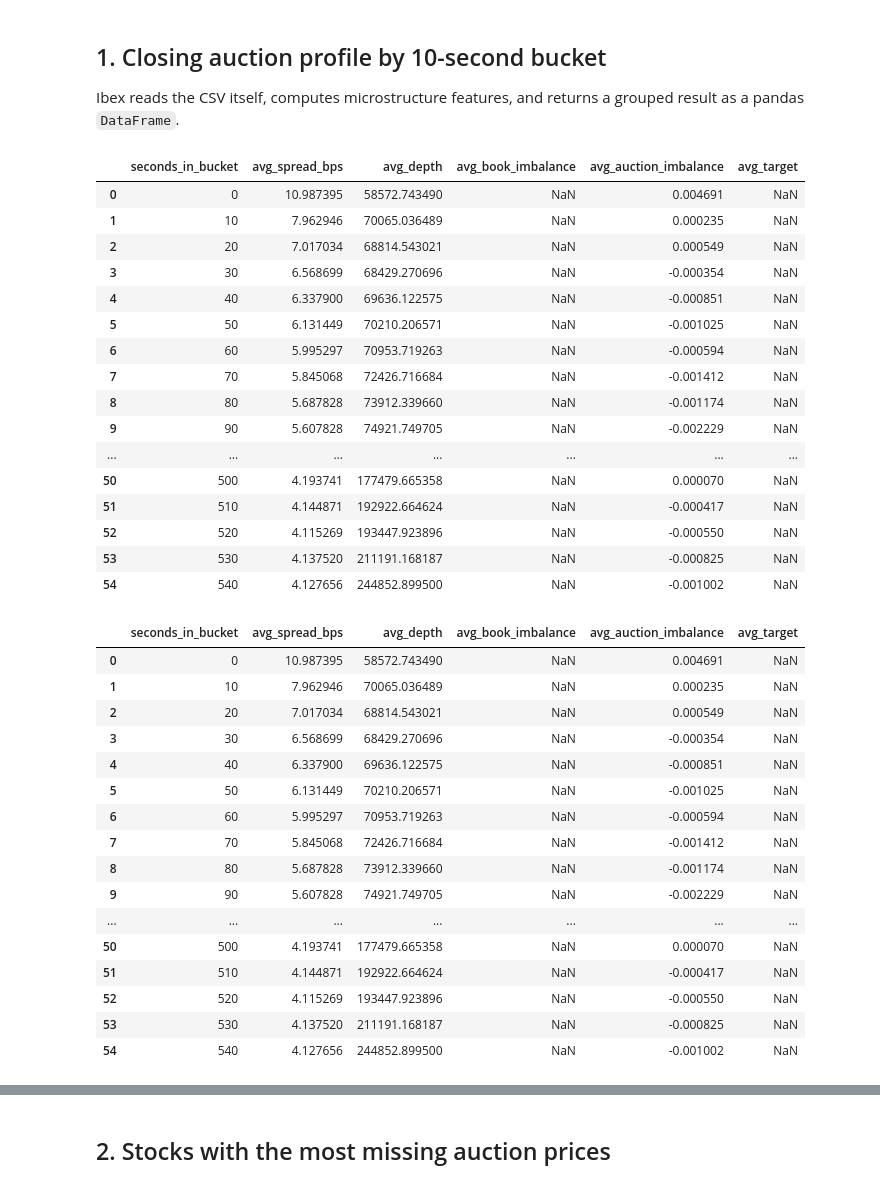
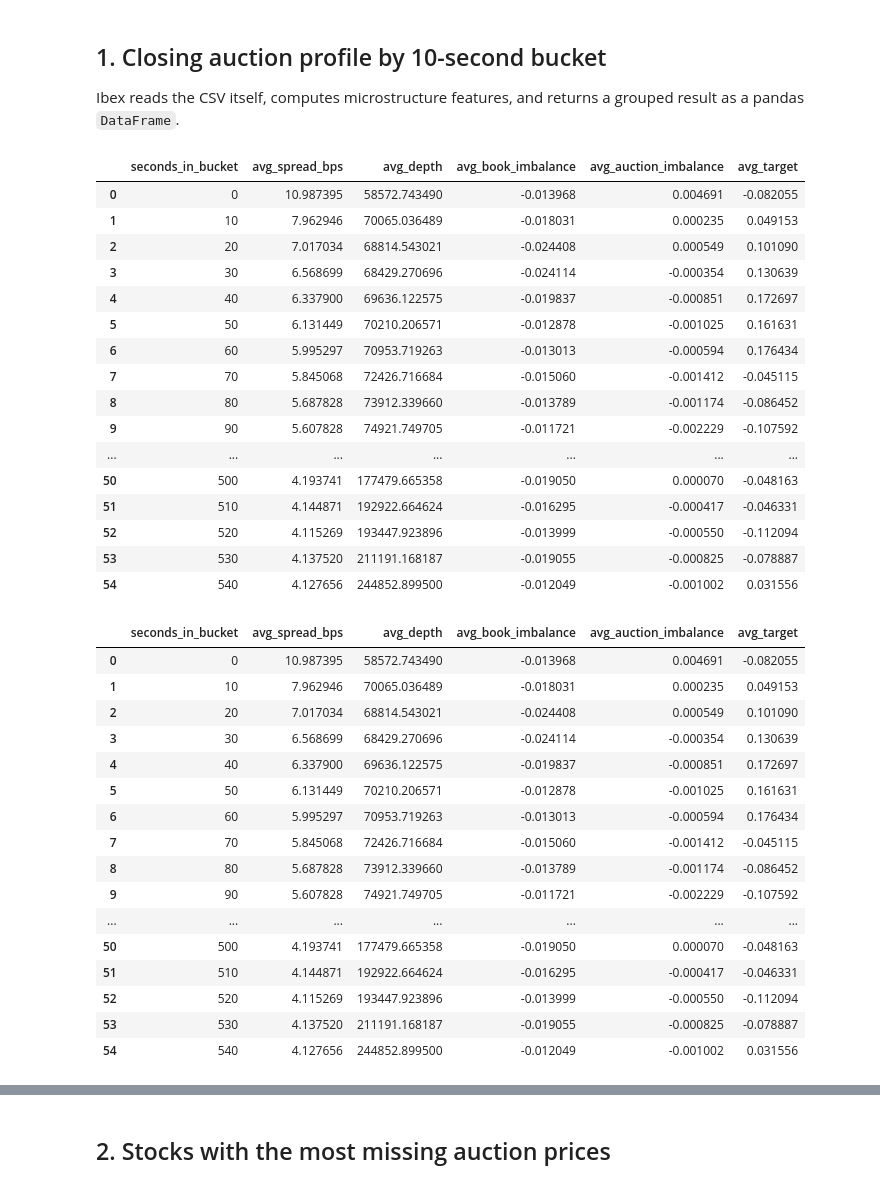
Before and after one commit to bobjansen/Ibex, a Jupyter notebook: notebooks/optiver_ibex_demo.ipynb, the cells around one changed output, grey strips where cells are left out. Cells and saved outputs as stored; diff of their text form; code cells hidden in the pictures.

Commit message:
Handle NULL's by giving the option to null them

```diff
--- a/notebooks/optiver_ibex_demo.ipynb
+++ b/notebooks/optiver_ibex_demo.ipynb
@@ -27,59 +27,59 @@ Ibex reads the CSV itself, computes microstructure features, and returns a group
 # %%
 %%ibex --as pandas --out bucket_profile
 extern fn read_csv(path: String, nulls: String) -> DataFrame from "csv.hpp";
 
-let train = read_csv("../kaggle/data/train.csv", "<empty>");
+let train = read_csv("../../kaggle/data/train.csv", "<empty>");
 
 let book = train[update {
     spread_bps         = 10000.0 * (ask_price - bid_price) / wap,
     depth              = bid_size + ask_size,
     book_imbalance     = (bid_size - ask_size) / (bid_size + ask_size),
     auction_imbalance  = imbalance_buy_sell_flag * imbalance_size / (matched_size + 1.0)
 }];
 
 book[select {
     avg_spread_bps        = mean(spread_bps),
     avg_depth             = mean(depth),
-    avg_book_imbalance    = mean(book_imbalance),
+    avg_book_imbalance    = mean(null_if_nan(book_imbalance)),
     avg_auction_imbalance = mean(auction_imbalance),
-    avg_target            = mean(target)
+    avg_target            = mean(null_if_nan(target))
 }, by seconds_in_bucket]
 [order { seconds_in_bucket asc }];
 # %% [output]
 |  | seconds_in_bucket | avg_spread_bps | avg_depth | avg_book_imbalance | avg_auction_imbalance | avg_target |
-| 0 | 0 | 10.987395 | 58572.743490 | NaN | 0.004691 | NaN |
-| 1 | 10 | 7.962946 | 70065.036489 | NaN | 0.000235 | NaN |
-| 2 | 20 | 7.017034 | 68814.543021 | NaN | 0.000549 | NaN |
-| 3 | 30 | 6.568699 | 68429.270696 | NaN | -0.000354 | NaN |
-| 4 | 40 | 6.337900 | 69636.122575 | NaN | -0.000851 | NaN |
-| 5 | 50 | 6.131449 | 70210.206571 | NaN | -0.001025 | NaN |
-| 6 | 60 | 5.995297 | 70953.719263 | NaN | -0.000594 | NaN |
-| 7 | 70 | 5.845068 | 72426.716684 | NaN | -0.001412 | NaN |
-| 8 | 80 | 5.687828 | 73912.339660 | NaN | -0.001174 | NaN |
-| 9 | 90 | 5.607828 | 74921.749705 | NaN | -0.002229 | NaN |
+| 0 | 0 | 10.987395 | 58572.743490 | -0.013968 | 0.004691 | -0.082055 |
+| 1 | 10 | 7.962946 | 70065.036489 | -0.018031 | 0.000235 | 0.049153 |
+| 2 | 20 | 7.017034 | 68814.543021 | -0.024408 | 0.000549 | 0.101090 |
+| 3 | 30 | 6.568699 | 68429.270696 | -0.024114 | -0.000354 | 0.130639 |
+| 4 | 40 | 6.337900 | 69636.122575 | -0.019837 | -0.000851 | 0.172697 |
+| 5 | 50 | 6.131449 | 70210.206571 | -0.012878 | -0.001025 | 0.161631 |
+| 6 | 60 | 5.995297 | 70953.719263 | -0.013013 | -0.000594 | 0.176434 |
+| 7 | 70 | 5.845068 | 72426.716684 | -0.015060 | -0.001412 | -0.045115 |
+| 8 | 80 | 5.687828 | 73912.339660 | -0.013789 | -0.001174 | -0.086452 |
+| 9 | 90 | 5.607828 | 74921.749705 | -0.011721 | -0.002229 | -0.107592 |
 | ... | ... | ... | ... | ... | ... | ... |
-| 50 | 500 | 4.193741 | 177479.665358 | NaN | 0.000070 | NaN |
-| 51 | 510 | 4.144871 | 192922.664624 | NaN | -0.000417 | NaN |
-| 52 | 520 | 4.115269 | 193447.923896 | NaN | -0.000550 | NaN |
-| 53 | 530 | 4.137520 | 211191.168187 | NaN | -0.000825 | NaN |
-| 54 | 540 | 4.127656 | 244852.899500 | NaN | -0.001002 | NaN |
+| 50 | 500 | 4.193741 | 177479.665358 | -0.019050 | 0.000070 | -0.048163 |
+| 51 | 510 | 4.144871 | 192922.664624 | -0.016295 | -0.000417 | -0.046331 |
+| 52 | 520 | 4.115269 | 193447.923896 | -0.013999 | -0.000550 | -0.112094 |
+| 53 | 530 | 4.137520 | 211191.168187 | -0.019055 | -0.000825 | -0.078887 |
+| 54 | 540 | 4.127656 | 244852.899500 | -0.012049 | -0.001002 | 0.031556 |
 |  | seconds_in_bucket | avg_spread_bps | avg_depth | avg_book_imbalance | avg_auction_imbalance | avg_target |
-| 0 | 0 | 10.987395 | 58572.743490 | NaN | 0.004691 | NaN |
-| 1 | 10 | 7.962946 | 70065.036489 | NaN | 0.000235 | NaN |
-| 2 | 20 | 7.017034 | 68814.543021 | NaN | 0.000549 | NaN |
-| 3 | 30 | 6.568699 | 68429.270696 | NaN | -0.000354 | NaN |
-| 4 | 40 | 6.337900 | 69636.122575 | NaN | -0.000851 | NaN |
-| 5 | 50 | 6.131449 | 70210.206571 | NaN | -0.001025 | NaN |
-| 6 | 60 | 5.995297 | 70953.719263 | NaN | -0.000594 | NaN |
-| 7 | 70 | 5.845068 | 72426.716684 | NaN | -0.001412 | NaN |
-| 8 | 80 | 5.687828 | 73912.339660 | NaN | -0.001174 | NaN |
-| 9 | 90 | 5.607828 | 74921.749705 | NaN | -0.002229 | NaN |
+| 0 | 0 | 10.987395 | 58572.743490 | -0.013968 | 0.004691 | -0.082055 |
+| 1 | 10 | 7.962946 | 70065.036489 | -0.018031 | 0.000235 | 0.049153 |
+| 2 | 20 | 7.017034 | 68814.543021 | -0.024408 | 0.000549 | 0.101090 |
+| 3 | 30 | 6.568699 | 68429.270696 | -0.024114 | -0.000354 | 0.130639 |
+| 4 | 40 | 6.337900 | 69636.122575 | -0.019837 | -0.000851 | 0.172697 |
+| 5 | 50 | 6.131449 | 70210.206571 | -0.012878 | -0.001025 | 0.161631 |
+| 6 | 60 | 5.995297 | 70953.719263 | -0.013013 | -0.000594 | 0.176434 |
+| 7 | 70 | 5.845068 | 72426.716684 | -0.015060 | -0.001412 | -0.045115 |
+| 8 | 80 | 5.687828 | 73912.339660 | -0.013789 | -0.001174 | -0.086452 |
+| 9 | 90 | 5.607828 | 74921.749705 | -0.011721 | -0.002229 | -0.107592 |
 | ... | ... | ... | ... | ... | ... | ... |
-| 50 | 500 | 4.193741 | 177479.665358 | NaN | 0.000070 | NaN |
-| 51 | 510 | 4.144871 | 192922.664624 | NaN | -0.000417 | NaN |
-| 52 | 520 | 4.115269 | 193447.923896 | NaN | -0.000550 | NaN |
-| 53 | 530 | 4.137520 | 211191.168187 | NaN | -0.000825 | NaN |
-| 54 | 540 | 4.127656 | 244852.899500 | NaN | -0.001002 | NaN |
+| 50 | 500 | 4.193741 | 177479.665358 | -0.019050 | 0.000070 | -0.048163 |
+| 51 | 510 | 4.144871 | 192922.664624 | -0.016295 | -0.000417 | -0.046331 |
+| 52 | 520 | 4.115269 | 193447.923896 | -0.013999 | -0.000550 | -0.112094 |
+| 53 | 530 | 4.137520 | 211191.168187 | -0.019055 | -0.000825 | -0.078887 |
+| 54 | 540 | 4.127656 | 244852.899500 | -0.012049 | -0.001002 | 0.031556 |
 # %%
 ax = bucket_profile.plot(
     x="seconds_in_bucket",
```
Also changed, not shown: parts of 2 cells of this notebook, 8 other files.
